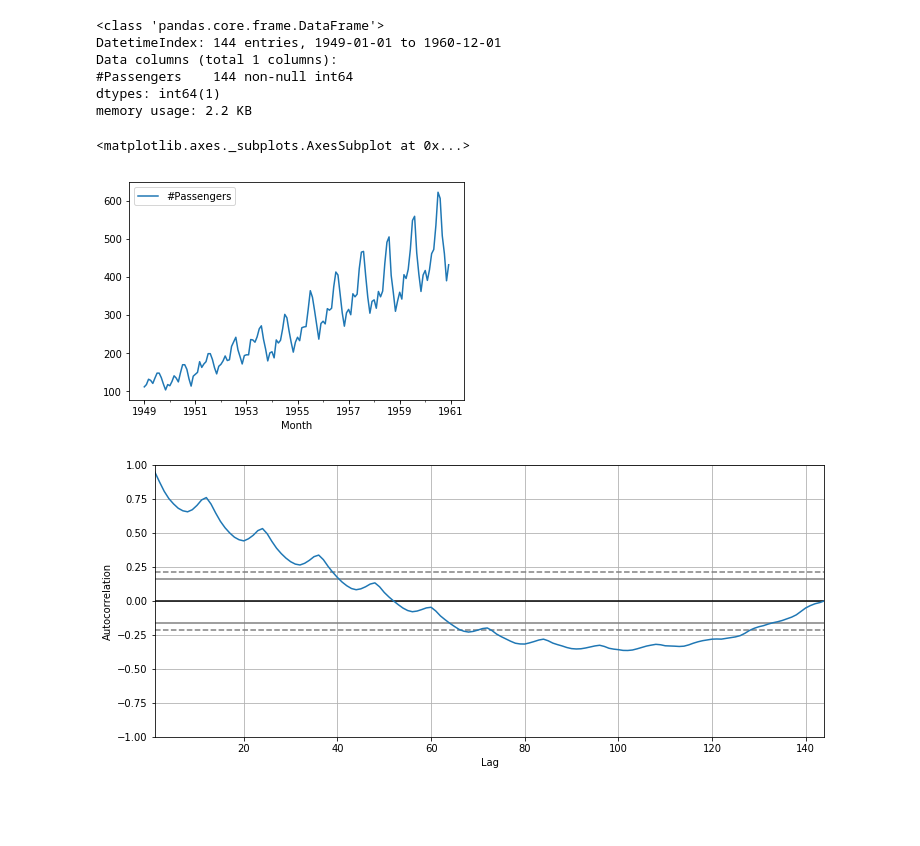
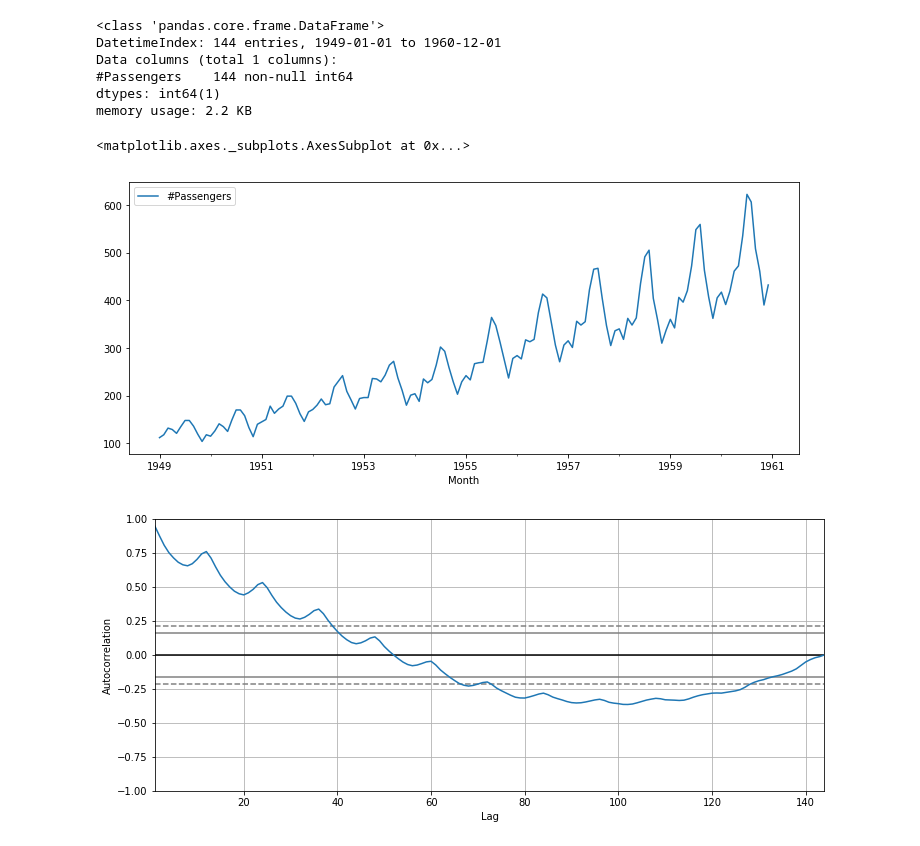
Before and after one commit to tzulungs/dsc-3-26-05-correlation-and-autocorrelation-in-time-series-lab-nyc-ds-career-012819, a Jupyter notebook: index.ipynb, the cells around one changed output. Saved outputs shown, nothing was run; the diff lists cells and outputs as text; code cells hidden in the pictures; blank space fills up the shorter version.

```diff
--- a/index.ipynb
+++ b/index.ipynb
@@ -164,10 +164,10 @@ Data columns (total 1 columns):
 dtypes: int64(1)
 memory usage: 2.2 KB
 # %%
-travel.plot()
+travel.plot(figsize=(12,5))
 # %% [output]
 <matplotlib.axes._subplots.AxesSubplot at 0x...>
-[figure, old version]
+[figure, new version]
 # %%
 plt.figure(figsize=(12,5))
 pd.plotting.autocorrelation_plot(travel);
```
